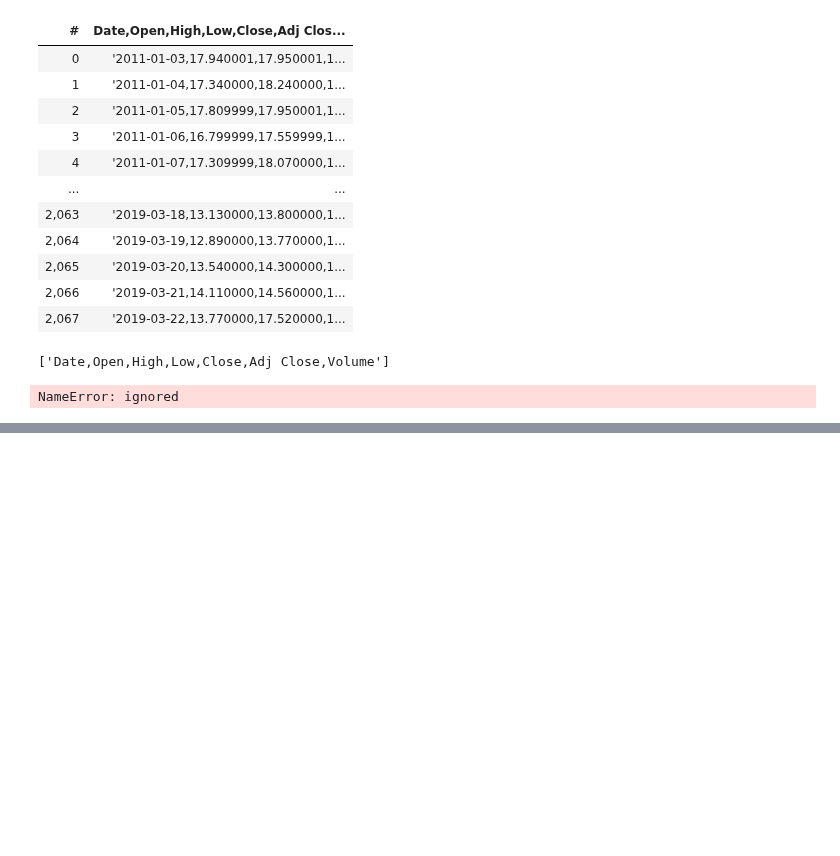
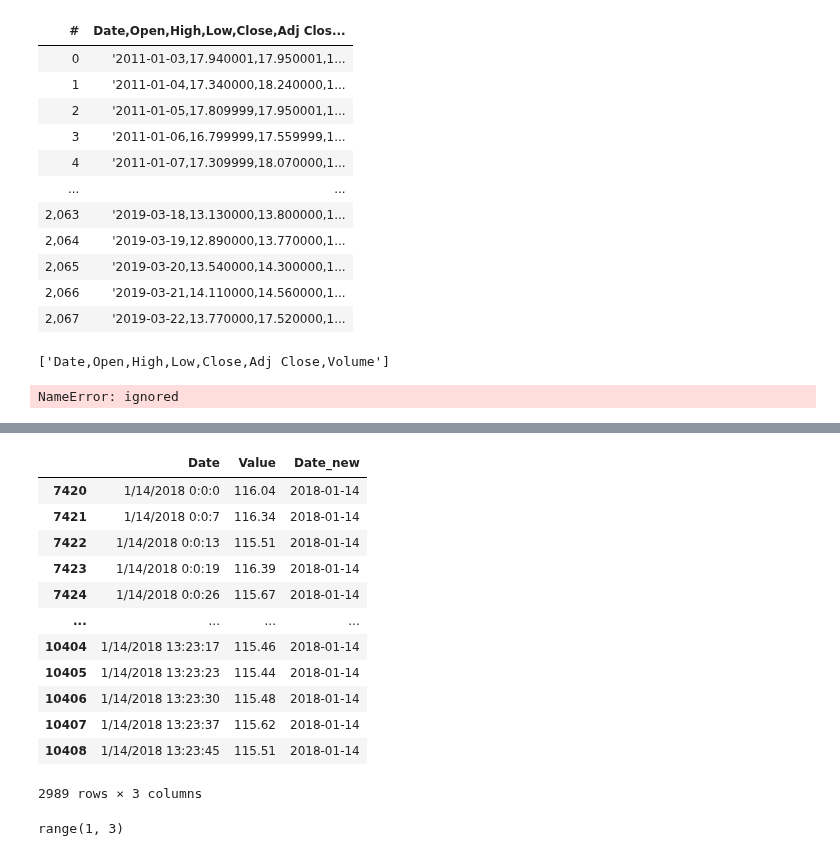
Before and after one commit to duybluemind1988/Data-science, a Jupyter notebook: Sonion/Compare_all_bigdata_method.ipynb, the cells around one changed output, grey strips where cells are left out. Saved outputs shown, nothing was run; the diff lists cells and outputs as text; code cells hidden in the pictures; blank space fills up the shorter version.

```diff
--- a/Sonion/Compare_all_bigdata_method.ipynb
+++ b/Sonion/Compare_all_bigdata_method.ipynb
@@ -815,0 +1124,20 @@ NameError: ignored
+# %%
+df_product_new.loc[df_product_new.Date_new==date_list[2]]
+# %% [output]
+|  | Date | Value | Date_new |
+| 7420 | 1/14/2018 0:0:0 | 116.04 | 2018-01-14 |
+| 7421 | 1/14/2018 0:0:7 | 116.34 | 2018-01-14 |
+| 7422 | 1/14/2018 0:0:13 | 115.51 | 2018-01-14 |
+| 7423 | 1/14/2018 0:0:19 | 116.39 | 2018-01-14 |
+| 7424 | 1/14/2018 0:0:26 | 115.67 | 2018-01-14 |
+| ... | ... | ... | ... |
+| 10404 | 1/14/2018 13:23:17 | 115.46 | 2018-01-14 |
+| 10405 | 1/14/2018 13:23:23 | 115.44 | 2018-01-14 |
+| 10406 | 1/14/2018 13:23:30 | 115.48 | 2018-01-14 |
+| 10407 | 1/14/2018 13:23:37 | 115.62 | 2018-01-14 |
+| 10408 | 1/14/2018 13:23:45 | 115.51 | 2018-01-14 |
+2989 rows × 3 columns
+# %%
+range(1,3)
+# %% [output]
+range(1, 3)
```
Also changed, not shown: parts of 34 cells of this notebook.
